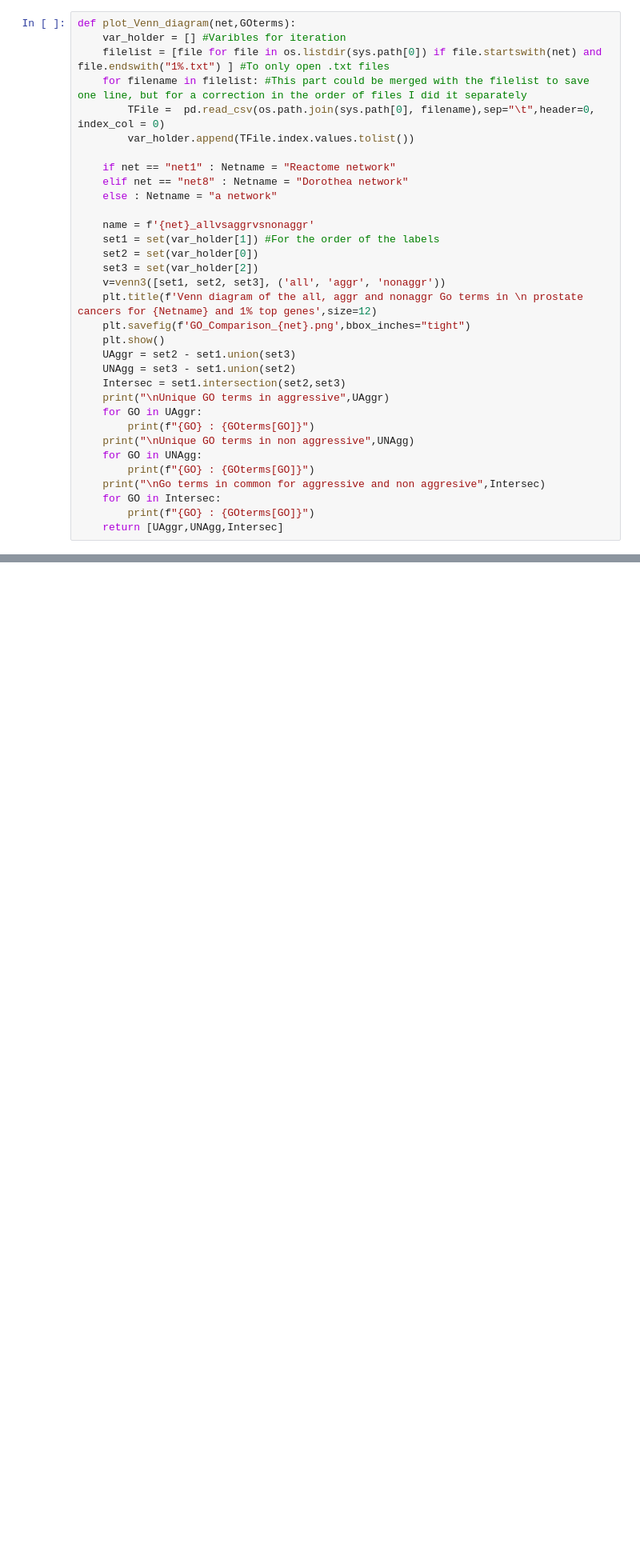
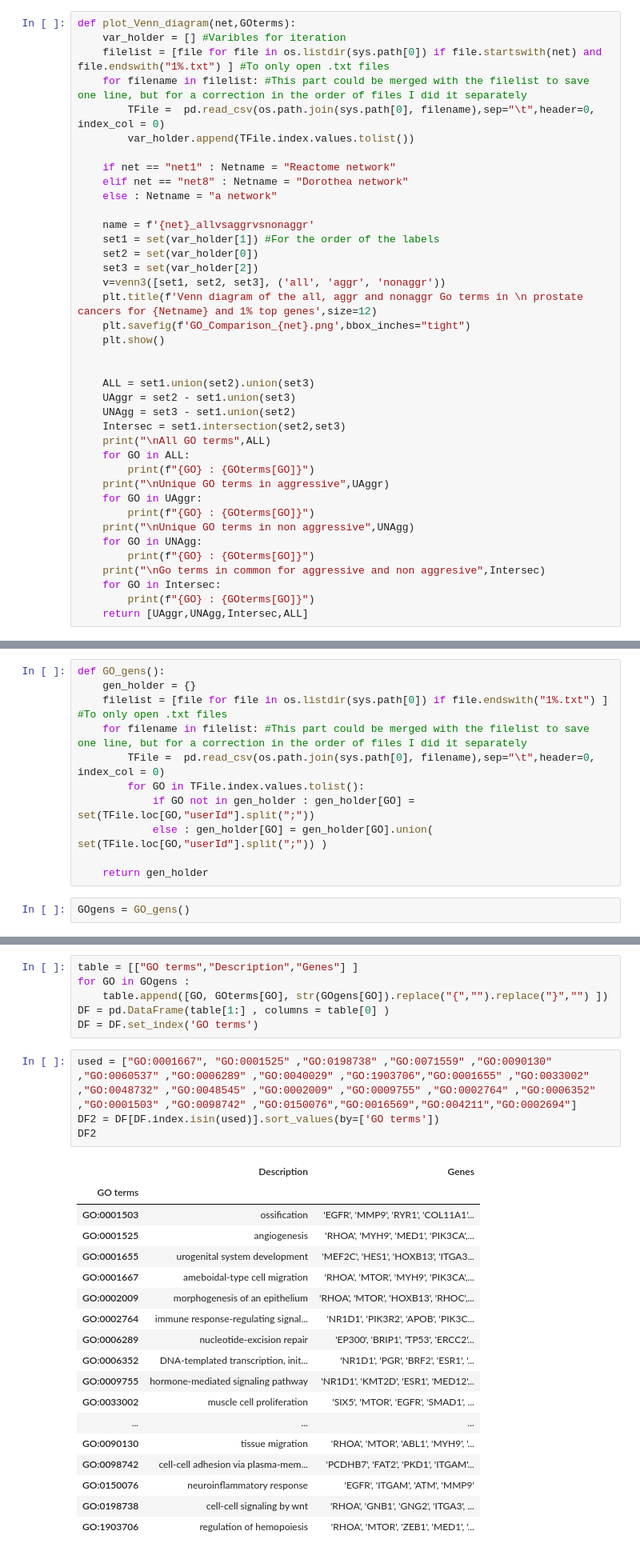
Before and after one commit to dmartmillan/OMEN, a Jupyter notebook: new_data/GO/input_GO/output_GO/Compare_GO.ipynb, the cells around one changed output, grey strips where cells are left out. Shown: that part at 80% size. Cells and saved outputs as stored; diff of their text form; blank space fills up the shorter version.

```diff
--- a/new_data/GO/input_GO/output_GO/Compare_GO.ipynb
+++ b/new_data/GO/input_GO/output_GO/Compare_GO.ipynb
@@ -38,9 +38,15 @@ def plot_Venn_diagram(net,GOterms):
     plt.title(f'Venn diagram of the all, aggr and nonaggr Go terms in \n prostate cancers for {Netname} and 1% top genes',size=12)
     plt.savefig(f'GO_Comparison_{net}.png',bbox_inches="tight")
     plt.show()
+
+
+    ALL = set1.union(set2).union(set3)
     UAggr = set2 - set1.union(set3)
     UNAgg = set3 - set1.union(set2)
     Intersec = set1.intersection(set2,set3)
+    print("\nAll GO terms",ALL)
+    for GO in ALL:
+        print(f"{GO} : {GOterms[GO]}")
     print("\nUnique GO terms in aggressive",UAggr)
     for GO in UAggr:
         print(f"{GO} : {GOterms[GO]}")
@@ -50,7 +56,7 @@ def plot_Venn_diagram(net,GOterms):
     print("\nGo terms in common for aggressive and non aggresive",Intersec)
     for GO in Intersec:
         print(f"{GO} : {GOterms[GO]}")
-    return [UAggr,UNAgg,Intersec]
+    return [UAggr,UNAgg,Intersec,ALL]
 # %%
 GOterms = GO_terms()
 # %%
@@ -120,0 +190,13 @@ GO terms in common for the intersection set()
+# %%
+def GO_gens():
+    gen_holder = {}
+    filelist = [file for file in os.listdir(sys.path[0]) if file.endswith("1%.txt") ] #To only open .txt files
+    for filename in filelist: #This part could be merged with the filelist to save one line, but for a correction in the order of files I did it separately
+        TFile =  pd.read_csv(os.path.join(sys.path[0], filename),sep="\t",header=0, index_col = 0)
+        for GO in TFile.index.values.tolist():
+            if GO not in gen_holder : gen_holder[GO] = set(TFile.loc[GO,"userId"].split(";"))
+            else : gen_holder[GO] = gen_holder[GO].union( set(TFile.loc[GO,"userId"].split(";")) )
+
+    return gen_holder
+# %%
+GOgens = GO_gens()
@@ -120,0 +207,29 @@ GO terms in common for the intersection set()
+# %%
+table = [["GO terms","Description","Genes"] ]
+for GO in GOgens :
+    table.append([GO, GOterms[GO], str(GOgens[GO]).replace("{","").replace("}","") ])
+DF = pd.DataFrame(table[1:] , columns = table[0] )
+DF = DF.set_index('GO terms')
+# %%
+used = ["GO:0001667", "GO:0001525" ,"GO:0198738" ,"GO:0071559" ,"GO:0090130" ,"GO:0060537" ,"GO:0006289" ,"GO:0040029" ,"GO:1903706","GO:0001655" ,"GO:0033002" ,"GO:0048732" ,"GO:0048545" ,"GO:0002009" ,"GO:0009755" ,"GO:0002764" ,"GO:0006352" ,"GO:0001503" ,"GO:0098742" ,"GO:0150076","GO:0016569","GO:004211","GO:0002694"]
+DF2 = DF[DF.index.isin(used)].sort_values(by=['GO terms'])
+DF2
+# %% [output]
+|  | Description | Genes |
+| GO terms |  |  |
+| GO:0001503 | ossification | 'EGFR', 'MMP9', 'RYR1', 'COL11A1'... |
+| GO:0001525 | angiogenesis | 'RHOA', 'MYH9', 'MED1', 'PIK3CA',... |
+| GO:0001655 | urogenital system development | 'MEF2C', 'HES1', 'HOXB13', 'ITGA3... |
+| GO:0001667 | ameboidal-type cell migration | 'RHOA', 'MTOR', 'MYH9', 'PIK3CA',... |
+| GO:0002009 | morphogenesis of an epithelium | 'RHOA', 'MTOR', 'HOXB13', 'RHOC',... |
+| GO:0002764 | immune response-regulating signal... | 'NR1D1', 'PIK3R2', 'APOB', 'PIK3C... |
+| GO:0006289 | nucleotide-excision repair | 'EP300', 'BRIP1', 'TP53', 'ERCC2'... |
+| GO:0006352 | DNA-templated transcription, init... | 'NR1D1', 'PGR', 'BRF2', 'ESR1', '... |
+| GO:0009755 | hormone-mediated signaling pathway | 'NR1D1', 'KMT2D', 'ESR1', 'MED12'... |
+| GO:0033002 | muscle cell proliferation | 'SIX5', 'MTOR', 'EGFR', 'SMAD1', ... |
+| ... | ... | ... |
+| GO:0090130 | tissue migration | 'RHOA', 'MTOR', 'ABL1', 'MYH9', '... |
+| GO:0098742 | cell-cell adhesion via plasma-mem... | 'PCDHB7', 'FAT2', 'PKD1', 'ITGAM'... |
+| GO:0150076 | neuroinflammatory response | 'EGFR', 'ITGAM', 'ATM', 'MMP9' |
+| GO:0198738 | cell-cell signaling by wnt | 'RHOA', 'GNB1', 'GNG2', 'ITGA3', ... |
+| GO:1903706 | regulation of hemopoiesis | 'RHOA', 'MTOR', 'ZEB1', 'MED1', '... |
```
Also changed, not shown: parts of 7 cells of this notebook.
